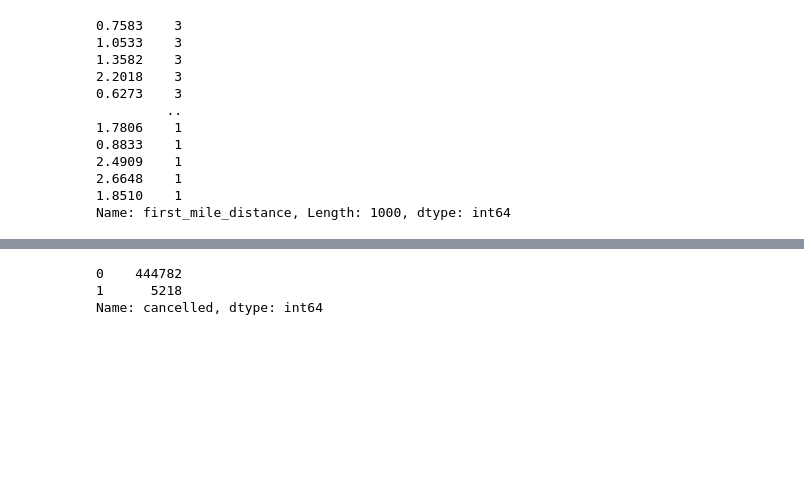
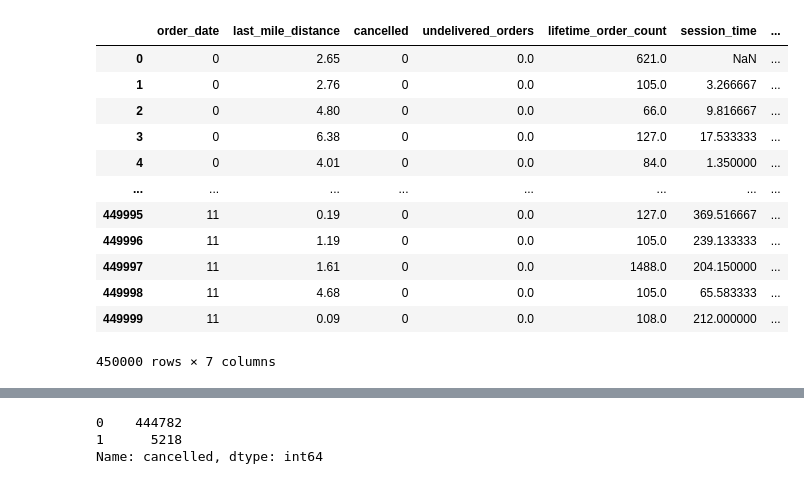
Before and after one commit to ramen-7/CascadeCupIITG, a Jupyter notebook: Hackathon Jan IITG/IITG Cascade Cup - Shivam.ipynb, the cells around one changed output, grey strips where cells are left out. Cells and saved outputs as stored; diff of their text form; code cells hidden in the pictures; blank space fills up the shorter version.

```diff
--- a/Hackathon Jan IITG/IITG Cascade Cup - Shivam.ipynb
+++ b/Hackathon Jan IITG/IITG Cascade Cup - Shivam.ipynb
@@ -36,15 +38,30 @@ train_df
-# %%
-train_df[train_df.cancelled == 1].first_mile_distance.value_counts().head(1000)
-# %% [output]
-0.7583    3
-1.0533    3
-1.3582    3
-2.2018    3
-0.6273    3
-         ..
-1.7806    1
-0.8833    1
-2.4909    1
-2.6648    1
-1.8510    1
-Name: first_mile_distance, Length: 1000, dtype: int64
+# %%
+lb = preprocessing.LabelEncoder()
+df['order_date'] = lb.fit_transform(df['order_date'])
+# %%
+train_df = pd.read_csv('train.csv')
+test_df = pd.read_csv('test.csv')
+
+order_id = test_df['order_id']
+
+train_df = fix_columns(train_df)
+test_df = fix_columns_2(test_df)
+
+
+train_df['order_date'] = lb.fit_transform(train_df['order_date'])
+test_df['order_date'] = lb.fit_transform(test_df['order_date'])
+train_df
+# %% [output]
+|  | order_date | last_mile_distance | cancelled | undelivered_orders | lifetime_order_count | session_time | ... |
+| 0 | 0 | 2.65 | 0 | 0.0 | 621.0 | NaN | ... |
+| 1 | 0 | 2.76 | 0 | 0.0 | 105.0 | 3.266667 | ... |
+| 2 | 0 | 4.80 | 0 | 0.0 | 66.0 | 9.816667 | ... |
+| 3 | 0 | 6.38 | 0 | 0.0 | 127.0 | 17.533333 | ... |
+| 4 | 0 | 4.01 | 0 | 0.0 | 84.0 | 1.350000 | ... |
+| ... | ... | ... | ... | ... | ... | ... | ... |
+| 449995 | 11 | 0.19 | 0 | 0.0 | 127.0 | 369.516667 | ... |
+| 449996 | 11 | 1.19 | 0 | 0.0 | 105.0 | 239.133333 | ... |
+| 449997 | 11 | 1.61 | 0 | 0.0 | 1488.0 | 204.150000 | ... |
+| 449998 | 11 | 4.68 | 0 | 0.0 | 105.0 | 65.583333 | ... |
+| 449999 | 11 | 0.09 | 0 | 0.0 | 108.0 | 212.000000 | ... |
+450000 rows × 7 columns
```
Also changed, not shown: parts of 18 cells of this notebook, 1 other file.
